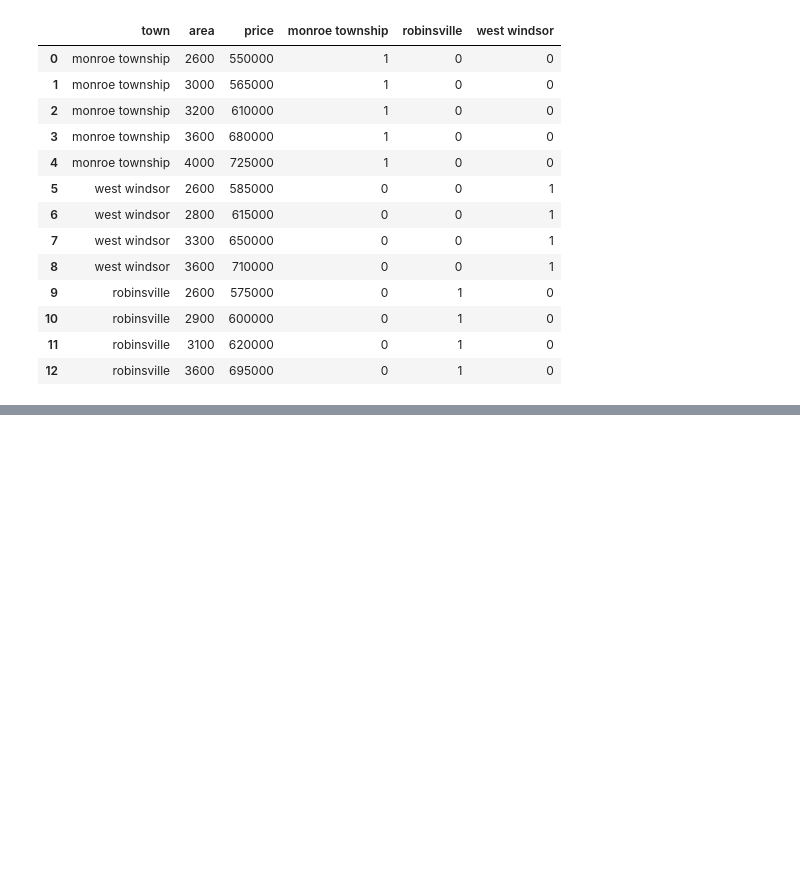
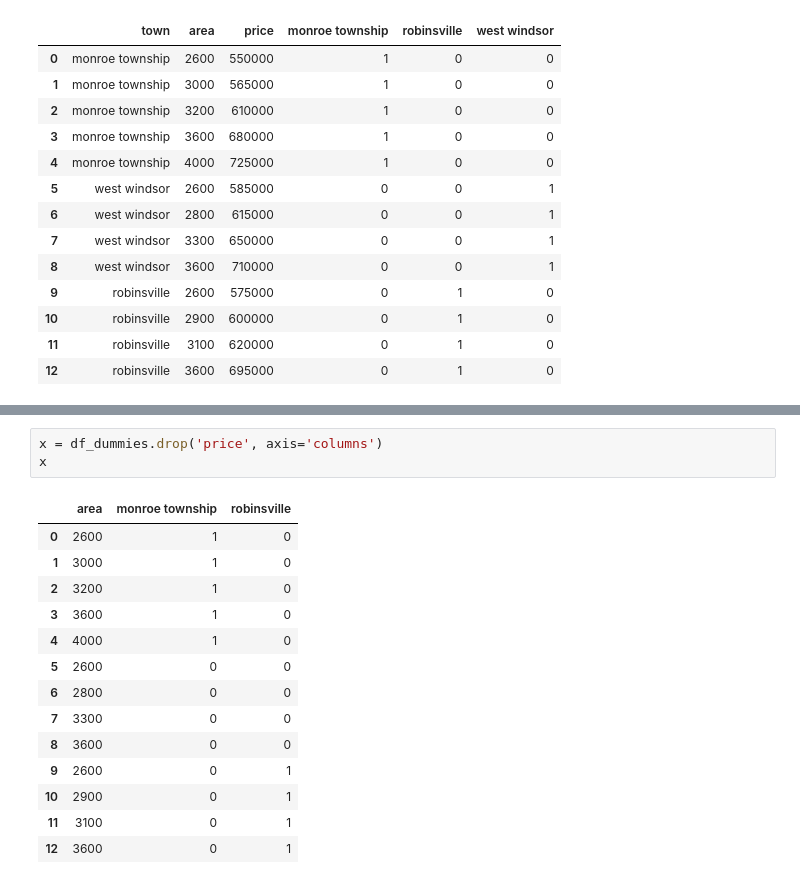
Before and after one commit to ahmedcurious/Data-Science-Work, a Jupyter notebook: Machine_Learning/05_Dummy_Variables_One_Hot_Encoding/file.ipynb, the cells around one changed output, grey strips where cells are left out. Drawn from its saved outputs; the diff is of its cells as text; blank space fills up the shorter version.

```diff
--- a/Machine_Learning/05_Dummy_Variables_One_Hot_Encoding/file.ipynb
+++ b/Machine_Learning/05_Dummy_Variables_One_Hot_Encoding/file.ipynb
@@ -106,0 +127,18 @@ df_dummies
+# %%
+x = df_dummies.drop('price', axis='columns')
+x
+# %% [output]
+|  | area | monroe township | robinsville |
+| 0 | 2600 | 1 | 0 |
+| 1 | 3000 | 1 | 0 |
+| 2 | 3200 | 1 | 0 |
+| 3 | 3600 | 1 | 0 |
+| 4 | 4000 | 1 | 0 |
+| 5 | 2600 | 0 | 0 |
+| 6 | 2800 | 0 | 0 |
+| 7 | 3300 | 0 | 0 |
+| 8 | 3600 | 0 | 0 |
+| 9 | 2600 | 0 | 1 |
+| 10 | 2900 | 0 | 1 |
+| 11 | 3100 | 0 | 1 |
+| 12 | 3600 | 0 | 1 |
```
Also changed, not shown: parts of 10 cells of this notebook, 4 other files.
